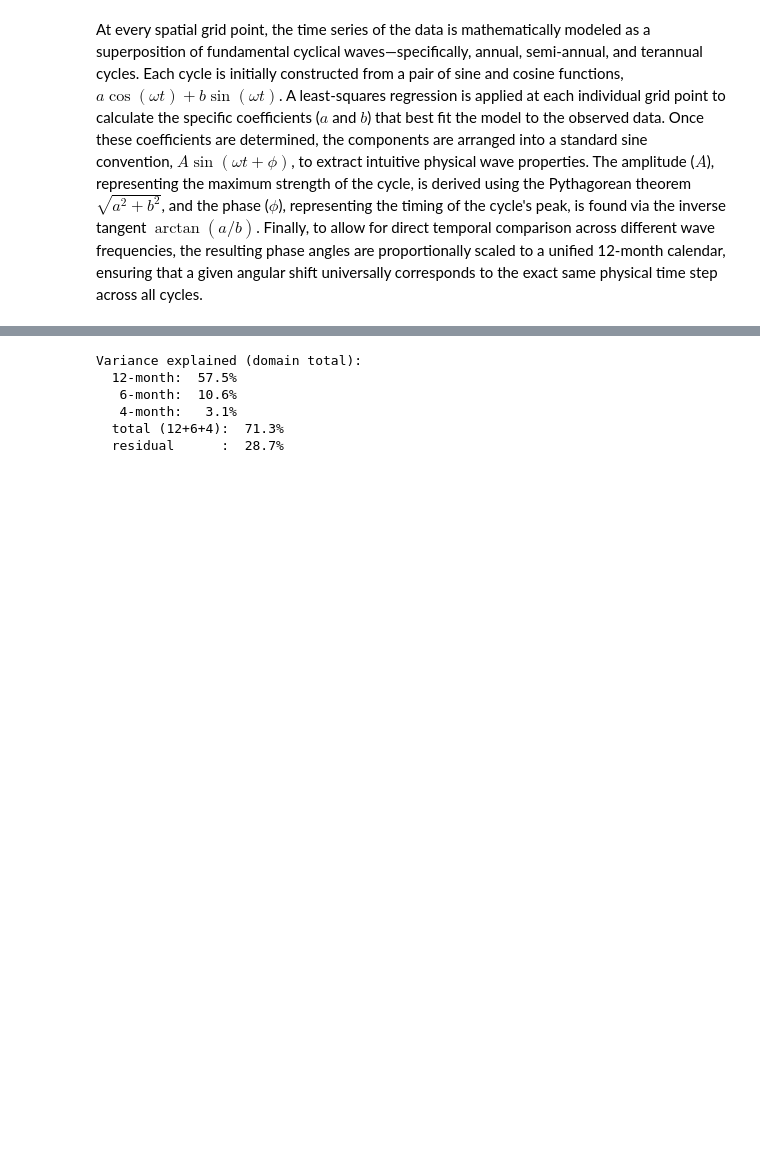
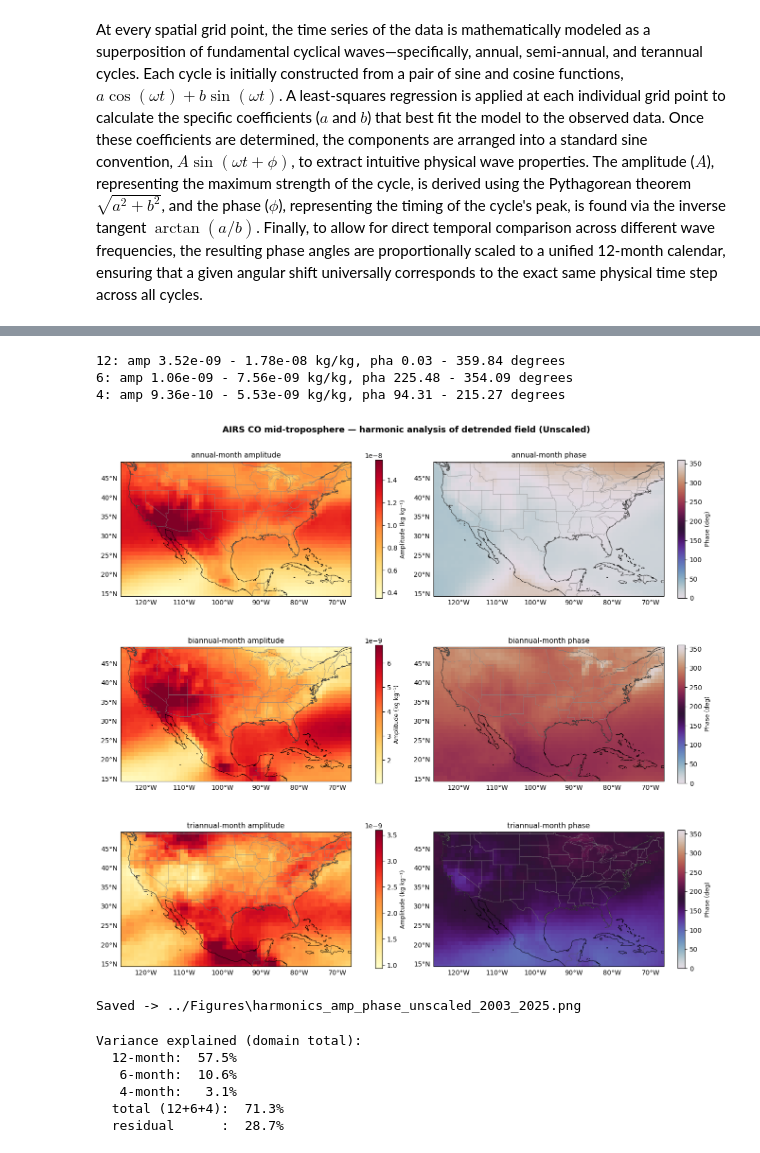
Before and after one commit to manohar322028/harmonic-analysis, a Jupyter notebook: Scripts/new-eof-and-harmonic.ipynb, the cells around one changed output, grey strips where cells are left out. Drawn from its saved outputs; the diff is of its cells as text; code cells hidden in the pictures; blank space fills up the shorter version.

```diff
--- a/Scripts/new-eof-and-harmonic.ipynb
+++ b/Scripts/new-eof-and-harmonic.ipynb
@@ -512,3 +582,81 @@ Saved -> ../Figures\harmonics_amp_phase_2003_2025.png
+# %%
+amp, pha= {}, {}
+
+
+for k, P in enumerate(periods):
+    # Extract specific weights and fold back into the 2D map
+    a_k = coef[2*k].reshape(n_lat, n_lon)
+    b_k = coef[2*k + 1].reshape(n_lat, n_lon)
+
+    # Amplitude
+    amp[P] = np.sqrt(a_k**2 + b_k**2)
+
+    # Phase calculation
+    pha_rad = np.arctan2(a_k, b_k)
+
+    # convert pha_rad (-pi to pi) to 0 to 2pi range
+    pha_rad = np.where(pha_rad < 0, pha_rad + 2 * np.pi, pha_rad)
+
+
+    pha_deg = pha_rad * (180 / np.pi)       # rad to deg conversion
+
+
+    pha[P] = pha_deg
+
+    # Print out minimum and maximum phase values for each period
+    print(f"{P}: amp {np.nanmin(amp[P]):.2e} - {np.nanmax(amp[P]):.2e} kg/kg, "
+          f"pha {np.nanmin(pha[P]):.2f} - {np.nanmax(pha[P]):.2f} degrees")
+# %% [output]
+12: amp 3.52e-09 - 1.78e-08 kg/kg, pha 0.03 - 359.84 degrees
+6: amp 1.06e-09 - 7.56e-09 kg/kg, pha 225.48 - 354.09 degrees
+4: amp 9.36e-10 - 5.53e-09 kg/kg, pha 94.31 - 215.27 degrees
+# %%
+import cartopy.crs as ccrs
+import cartopy.feature as cfeature
+import matplotlib.pyplot as plt
+import os
+
+# 1. Update the theoretical maximum for the phase plots to a uniform 360 degrees
+pha_max_uniform = 360
+
+ext = [float(lons.min()), float(lons.max()), float(lats.min()), float(lats.max())]
+
+fig_h, axes_h = plt.subplots(
+    len(periods), 2, figsize=(13, 4 * len(periods)),
+    subplot_kw={"projection": ccrs.PlateCarree()}, constrained_layout=True,
+)
+
+def harm_map(ax, data, cmap, label, title, vmin=None, vmax=None):
+    ax.set_extent(ext, crs=ccrs.PlateCarree())
+    ax.add_feature(cfeature.COASTLINE, linewidth=0.6, edgecolor="k")
+    ax.add_feature(cfeature.BORDERS,   linewidth=0.4, edgecolor="#555")
+    ax.add_feature(cfeature.STATES,    linewidth=0.25, edgecolor="#888")
+    pcm = ax.pcolormesh(lons, lats, data, transform=ccrs.PlateCarree(),
+                        cmap=cmap, vmin=vmin, vmax=vmax, shading="nearest")
+    gl = ax.gridlines(draw_labels=True, linewidth=0, color="none")
+    gl.top_labels = gl.right_labels = False
+    cb = fig_h.colorbar(pcm, ax=ax, orientation="vertical", fraction=0.03, pad=0.06)
+    cb.set_label(label, fontsize=9)
+    ax.set_title(title, fontsize=11, pad=6)
+
+for r, P in enumerate(periods):
+    # Amplitude plot
+    harm_map(axes_h[r, 0], amp[P], "YlOrRd", "Amplitude (kg kg⁻¹)",
+             f"{P}-month amplitude", vmax=np.nanpercentile(amp[P], 98))
+
+    # Phase plot: Now using the uniform 360-degree max to show full cyclic range
+    harm_map(axes_h[r, 1], pha[P], "twilight", "Phase (deg)",
+             f"{P}-month phase", vmin=0, vmax=pha_max_uniform)
+
+fig_h.suptitle("AIRS CO mid-troposphere — harmonic analysis of detrended field (Unscaled)",
+               fontsize=13, fontweight="bold")
+out_h = os.path.join(OUT_DIR, "harmonics_amp_phase_unscaled_2003_2025.png")
+fig_h.savefig(out_h, dpi=150, bbox_inches="tight")
+plt.show()
+print("Saved ->", out_h)
+# %% [output]
+[figure, added]
+Saved -> ../Figures\harmonics_amp_phase_unscaled_2003_2025.png
 # %%
 # Variance of the detrended data captured by each harmonic.
 # Harmonics are orthogonal over the 23-yr record, so var = amp^2/2 and they add.
```
Also changed, not shown: parts of 7 cells of this notebook, 4 other files.
